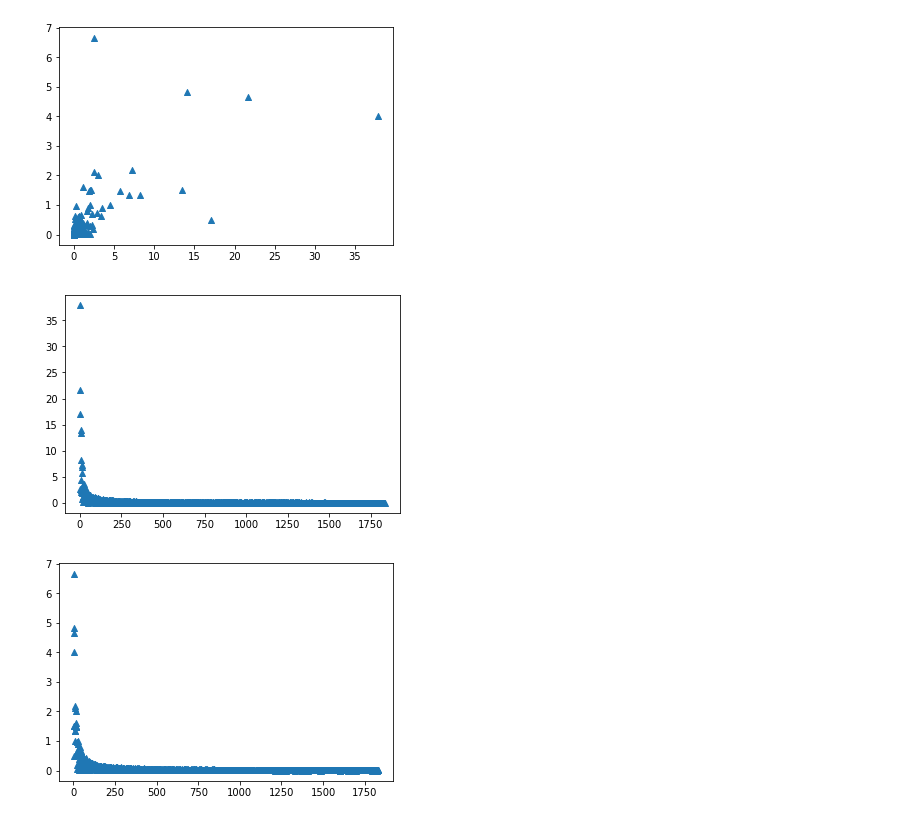
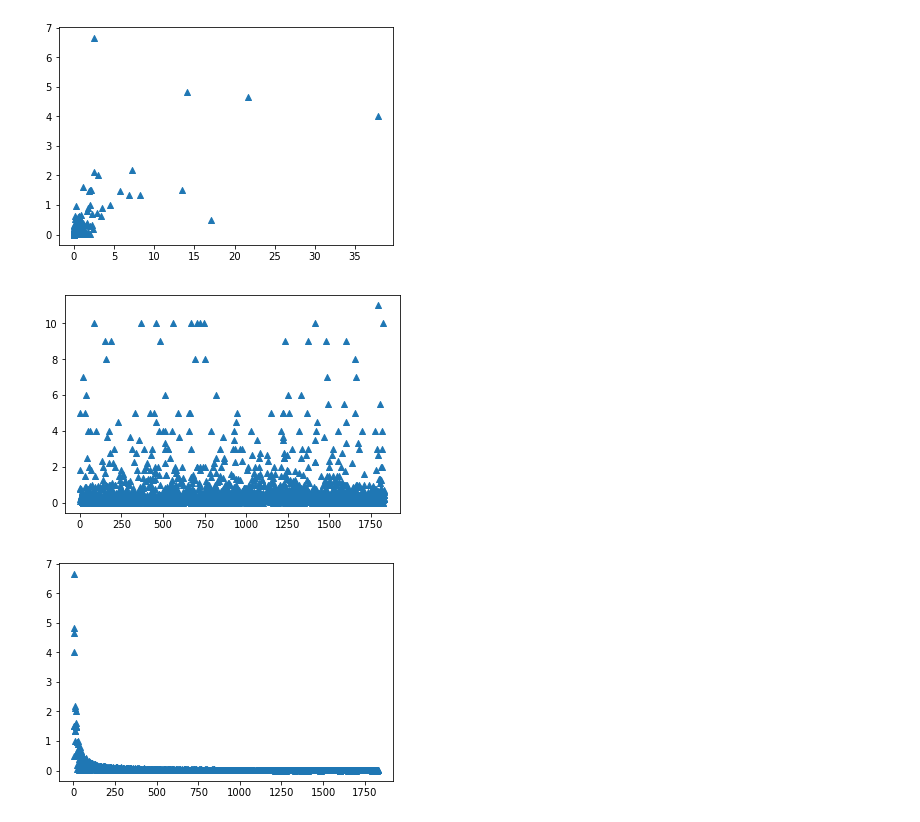
Before and after one commit to Perevalov/dmc2019, a Jupyter notebook: notebooks/data_exploring.ipynb, the cells around one changed output. Saved outputs shown, nothing was run; the diff lists cells and outputs as text; code cells hidden in the pictures.

```diff
--- a/notebooks/data_exploring.ipynb
+++ b/notebooks/data_exploring.ipynb
@@ -213,10 +182,10 @@ plt.show()
 # %% [output]
 [figure]
 # %%
-plt.scatter(train_data['totalScanTimeInSeconds'], train_data['valuePerSecond'],marker='^')
+plt.scatter(train_data['totalScanTimeInSeconds'], train_data['lineItemVoidsPerPosition'],marker='^')
 plt.show()
 # %% [output]
-[figure, old version]
+[figure, new version]
 # %%
 plt.scatter(train_data['totalScanTimeInSeconds'], train_data['scannedLineItemsPerSecond'],marker='^')
 plt.show()
```
Also changed, not shown: parts of 15 cells of this notebook, 4 other files.
